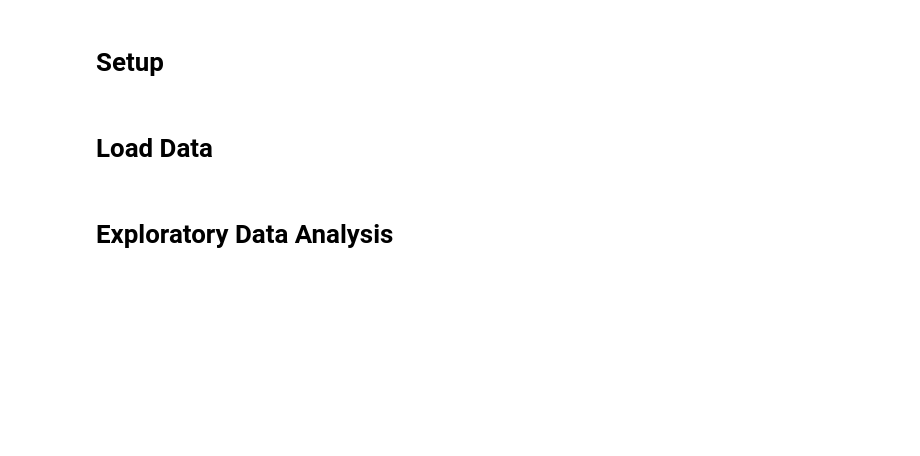
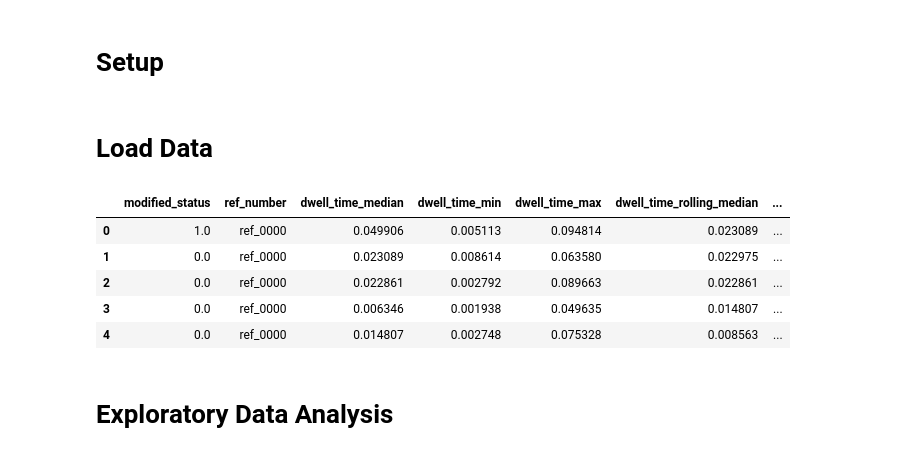
Before and after one commit to Karsten-Yan/ky-nf-capstone, a Jupyter notebook: pyberlin_demo.ipynb, the cells around one changed output. Saved outputs shown, nothing was run; the diff lists cells and outputs as text; code cells hidden in the pictures; blank space fills up the shorter version.

```diff
--- a/pyberlin_demo.ipynb
+++ b/pyberlin_demo.ipynb
@@ -52,6 +48,15 @@ df_combined = pd.read_csv("data/exported/df_pyberlin_demo.csv", index_col = 0)
 df_combined = df_combined.astype({"base_1":"category","base_2":"category","base_3":"category",\
                                           "base_4":"category","base_5":"category","modified_status":"category"})
 df_combined = df_combined.astype({"ref_number":"object"})
+# %%
+df_combined.head()
+# %% [output]
+|  | modified_status | ref_number | dwell_time_median | dwell_time_min | dwell_time_max | dwell_time_rolling_median | ... |
+| 0 | 1.0 | ref_0000 | 0.049906 | 0.005113 | 0.094814 | 0.023089 | ... |
+| 1 | 0.0 | ref_0000 | 0.023089 | 0.008614 | 0.063580 | 0.022975 | ... |
+| 2 | 0.0 | ref_0000 | 0.022861 | 0.002792 | 0.089663 | 0.022861 | ... |
+| 3 | 0.0 | ref_0000 | 0.006346 | 0.001938 | 0.049635 | 0.014807 | ... |
+| 4 | 0.0 | ref_0000 | 0.014807 | 0.002748 | 0.075328 | 0.008563 | ... |
 # %% [markdown]
 # Exploratory Data Analysis
 # %%
```
Also changed, not shown: parts of 12 cells of this notebook, 1 other file.
